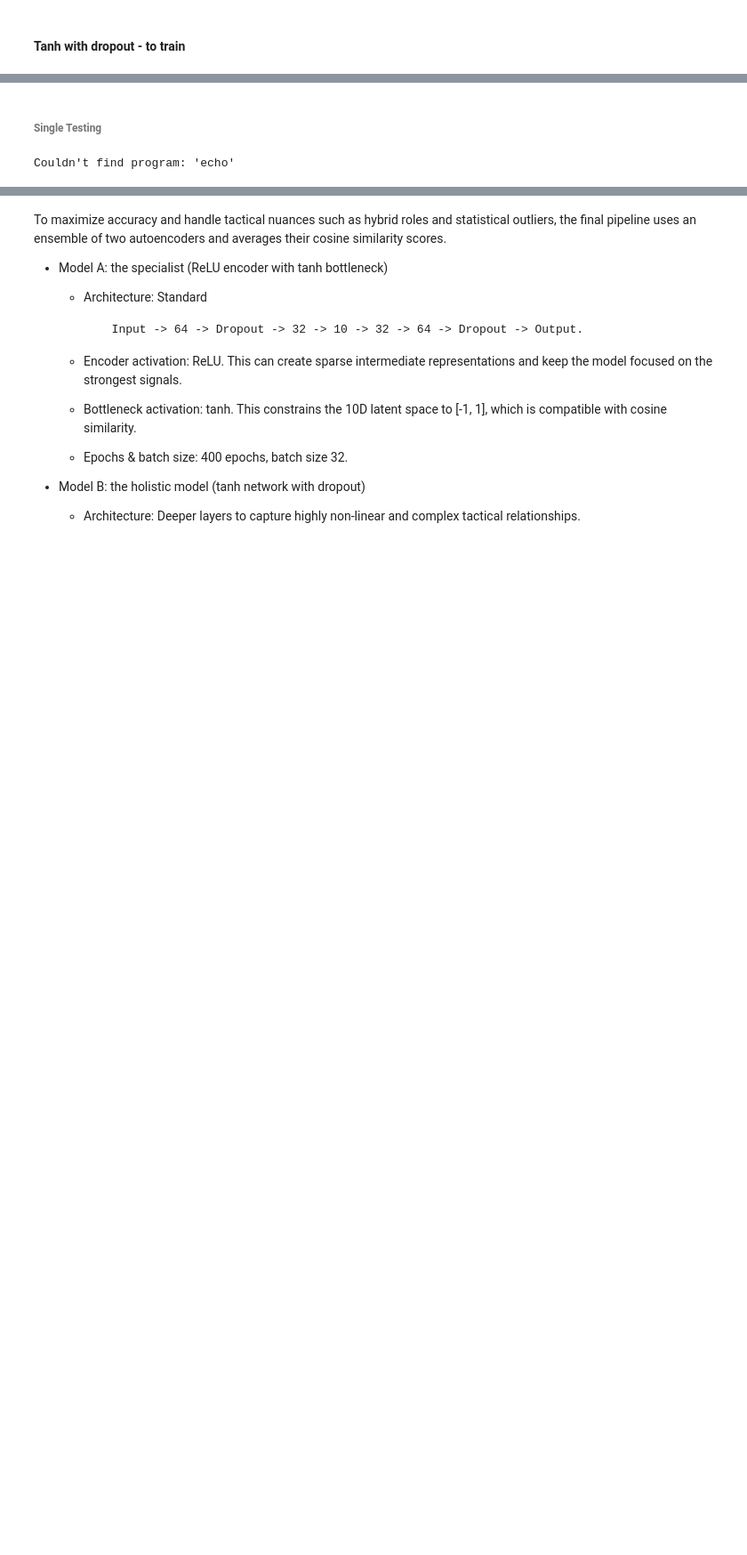
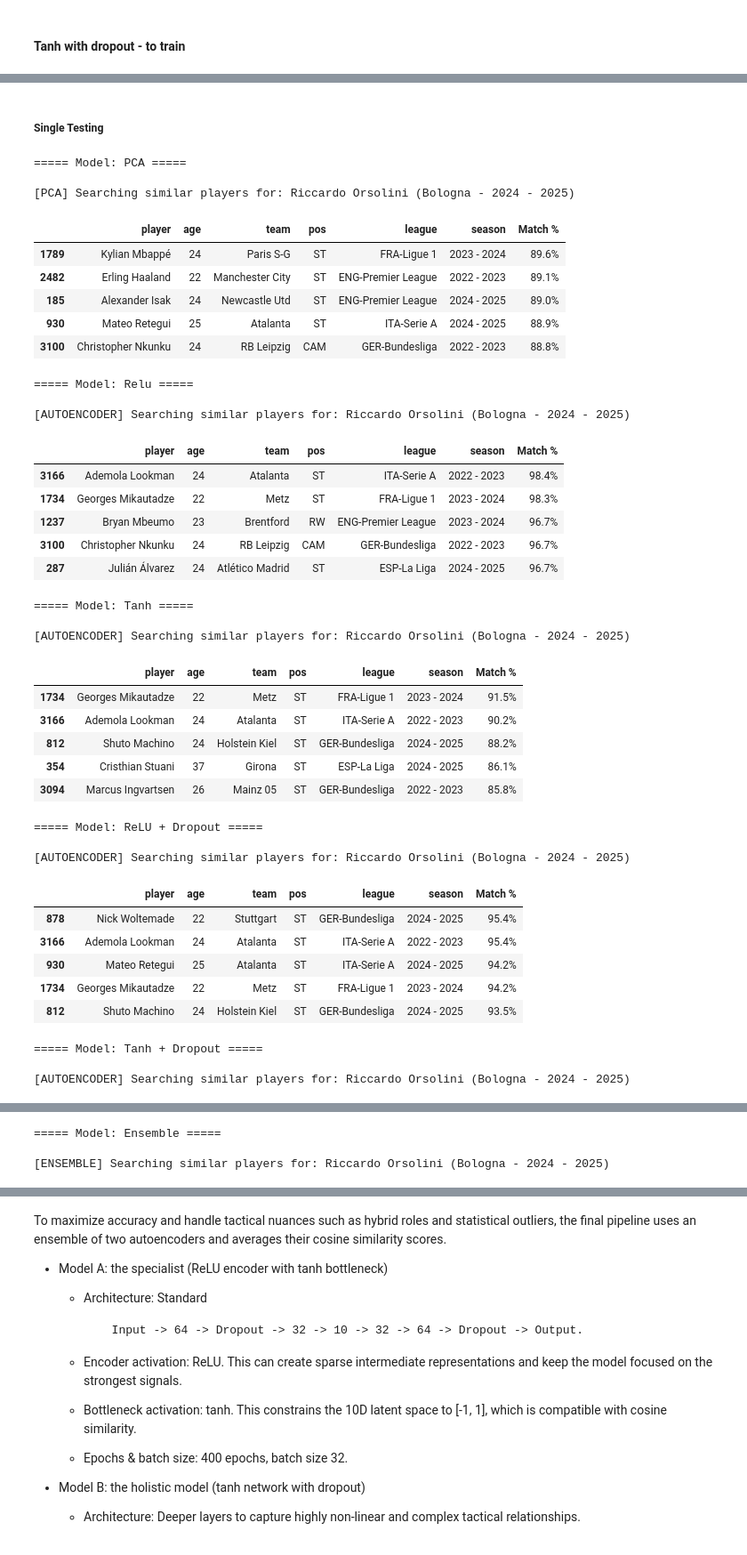
Before and after one commit to andreamurari/DataDriven_Soccer_Scouting, a Jupyter notebook: DataDriven_Soccer_Scouting.ipynb, the cells around one changed output, grey strips where cells are left out. Shown at 89% size. Saved outputs shown, nothing was run; the diff lists cells and outputs as text; code cells hidden in the pictures; blank space fills up the shorter version.

```diff
--- a/DataDriven_Soccer_Scouting.ipynb
+++ b/DataDriven_Soccer_Scouting.ipynb
@@ -670,7 +764,14 @@ Couldn't find program: 'echo'
 # %% [markdown]
-###### Single Testing
+##### Single Testing
 # %%
-%%script echo skipping
+#%%script echo skipping
+# Create PCA latent dataframe
+X_all_scaled = scaler.transform(X)
+X_all_pca = pca_final.transform(X_all_scaled)
+pca_columns = [f"PCA_{i+1}" for i in range(X_all_pca.shape[1])]
+df_pca = pd.DataFrame(X_all_pca, columns=pca_columns)
+df_latent_pca = pd.concat([df_info_reset.reset_index(drop=True), df_pca], axis=1)
+
 # Testing the models with a target player and season
 
 target_player = "Riccardo Orsolini"
@@ -678,35 +779,74 @@ target_season = "2024 - 2025"
 max_age = None
 
 models_to_test = {
+    'PCA': df_latent_pca,
     'Relu': df_latent_ae_relu,
     'Tanh': df_latent_ae_tanh,
     'ReLU + Dropout': df_latent_ae_relu_dropout,
     'Tanh + Dropout': df_latent_ae_tanh_dropout,
 }
 
 for model_name, model_df in models_to_test.items():
     print(f"\n===== Model: {model_name} =====")
     ae_results = find_similar_ae(
         player_name=target_player,
         player_season=target_season,
         latent_df=model_df,
         top_n=5,
         max_age=max_age,
         season_filter=None,
-        same_position=True
+        same_position=False
     )
     display(ae_results)
 
 print("\n===== Model: Ensemble =====")
 ensemble_results = find_similar_ensemble(
     player_name=target_player,
     player_season=target_season,
     top_n=5,
     max_age=max_age,
     season_filter=None,
     same_position=True,
     same_league=False
 )
 display(ensemble_results)
 # %% [output]
-Couldn't find program: 'echo'
+===== Model: PCA =====
+
+[PCA] Searching similar players for: Riccardo Orsolini (Bologna - 2024 - 2025)
+|  | player | age | team | pos | league | season | Match % |
+| 1789 | Kylian Mbappé | 24 | Paris S-G | ST | FRA-Ligue 1 | 2023 - 2024 | 89.6% |
+| 2482 | Erling Haaland | 22 | Manchester City | ST | ENG-Premier League | 2022 - 2023 | 89.1% |
+| 185 | Alexander Isak | 24 | Newcastle Utd | ST | ENG-Premier League | 2024 - 2025 | 89.0% |
+| 930 | Mateo Retegui | 25 | Atalanta | ST | ITA-Serie A | 2024 - 2025 | 88.9% |
+| 3100 | Christopher Nkunku | 24 | RB Leipzig | CAM | GER-Bundesliga | 2022 - 2023 | 88.8% |
+===== Model: Relu =====
+
+[AUTOENCODER] Searching similar players for: Riccardo Orsolini (Bologna - 2024 - 2025)
+|  | player | age | team | pos | league | season | Match % |
+| 3166 | Ademola Lookman | 24 | Atalanta | ST | ITA-Serie A | 2022 - 2023 | 98.4% |
+| 1734 | Georges Mikautadze | 22 | Metz | ST | FRA-Ligue 1 | 2023 - 2024 | 98.3% |
+| 1237 | Bryan Mbeumo | 23 | Brentford | RW | ENG-Premier League | 2023 - 2024 | 96.7% |
+| 3100 | Christopher Nkunku | 24 | RB Leipzig | CAM | GER-Bundesliga | 2022 - 2023 | 96.7% |
+| 287 | Julián Álvarez | 24 | Atlético Madrid | ST | ESP-La Liga | 2024 - 2025 | 96.7% |
+===== Model: Tanh =====
+
+[AUTOENCODER] Searching similar players for: Riccardo Orsolini (Bologna - 2024 - 2025)
+|  | player | age | team | pos | league | season | Match % |
+| 1734 | Georges Mikautadze | 22 | Metz | ST | FRA-Ligue 1 | 2023 - 2024 | 91.5% |
+| 3166 | Ademola Lookman | 24 | Atalanta | ST | ITA-Serie A | 2022 - 2023 | 90.2% |
+| 812 | Shuto Machino | 24 | Holstein Kiel | ST | GER-Bundesliga | 2024 - 2025 | 88.2% |
+| 354 | Cristhian Stuani | 37 | Girona | ST | ESP-La Liga | 2024 - 2025 | 86.1% |
+| 3094 | Marcus Ingvartsen | 26 | Mainz 05 | ST | GER-Bundesliga | 2022 - 2023 | 85.8% |
+===== Model: ReLU + Dropout =====
+
+[AUTOENCODER] Searching similar players for: Riccardo Orsolini (Bologna - 2024 - 2025)
+|  | player | age | team | pos | league | season | Match % |
+| 878 | Nick Woltemade | 22 | Stuttgart | ST | GER-Bundesliga | 2024 - 2025 | 95.4% |
+| 3166 | Ademola Lookman | 24 | Atalanta | ST | ITA-Serie A | 2022 - 2023 | 95.4% |
+| 930 | Mateo Retegui | 25 | Atalanta | ST | ITA-Serie A | 2024 - 2025 | 94.2% |
+| 1734 | Georges Mikautadze | 22 | Metz | ST | FRA-Ligue 1 | 2023 - 2024 | 94.2% |
+| 812 | Shuto Machino | 24 | Holstein Kiel | ST | GER-Bundesliga | 2024 - 2025 | 93.5% |
+===== Model: Tanh + Dropout =====
+
+[AUTOENCODER] Searching similar players for: Riccardo Orsolini (Bologna - 2024 - 2025)
@@ -712,0 +859,3 @@ Couldn't find program: 'echo'
+===== Model: Ensemble =====
+
+[ENSEMBLE] Searching similar players for: Riccardo Orsolini (Bologna - 2024 - 2025)
```
Also changed, not shown: parts of 19 cells of this notebook, 1 other file.
